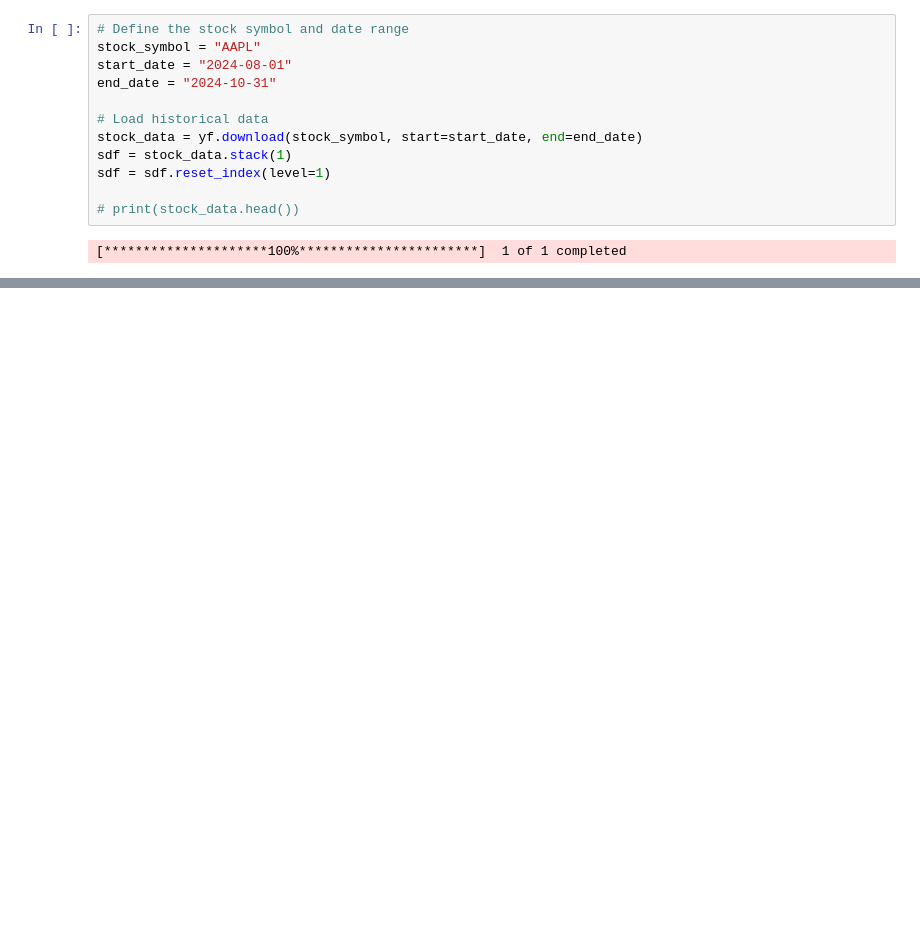
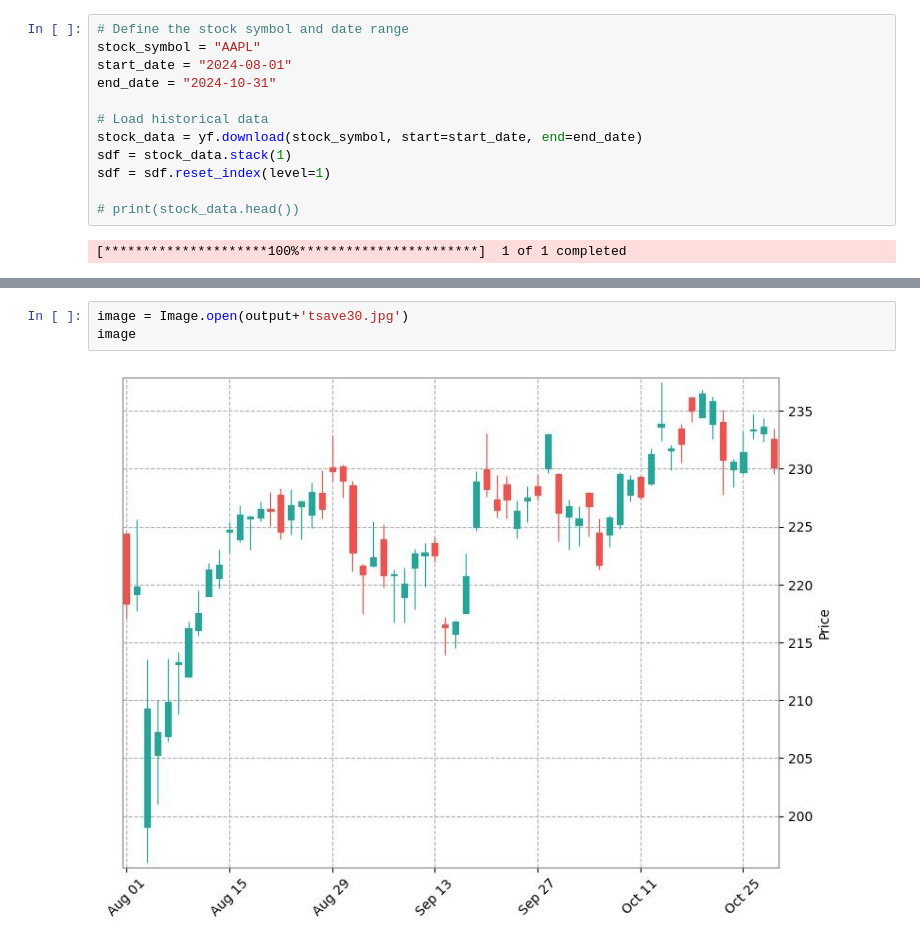
Before and after one commit to luis101/LLMs-Technical-Analysis, a Jupyter notebook: create_charts.ipynb, the cells around one changed output, grey strips where cells are left out. Drawn from its saved outputs; the diff is of its cells as text; blank space fills up the shorter version.

```diff
--- a/create_charts.ipynb
+++ b/create_charts.ipynb
@@ -48,0 +101,5 @@ mpf.plot(sdf, type='candle', figsize=(8,6), tight_layout=True, style='tradingvie
+# %%
+image = Image.open(output+'tsave30.jpg')
+image
+# %% [output]
+[figure, added]
```
Also changed, not shown: parts of 24 cells of this notebook.
